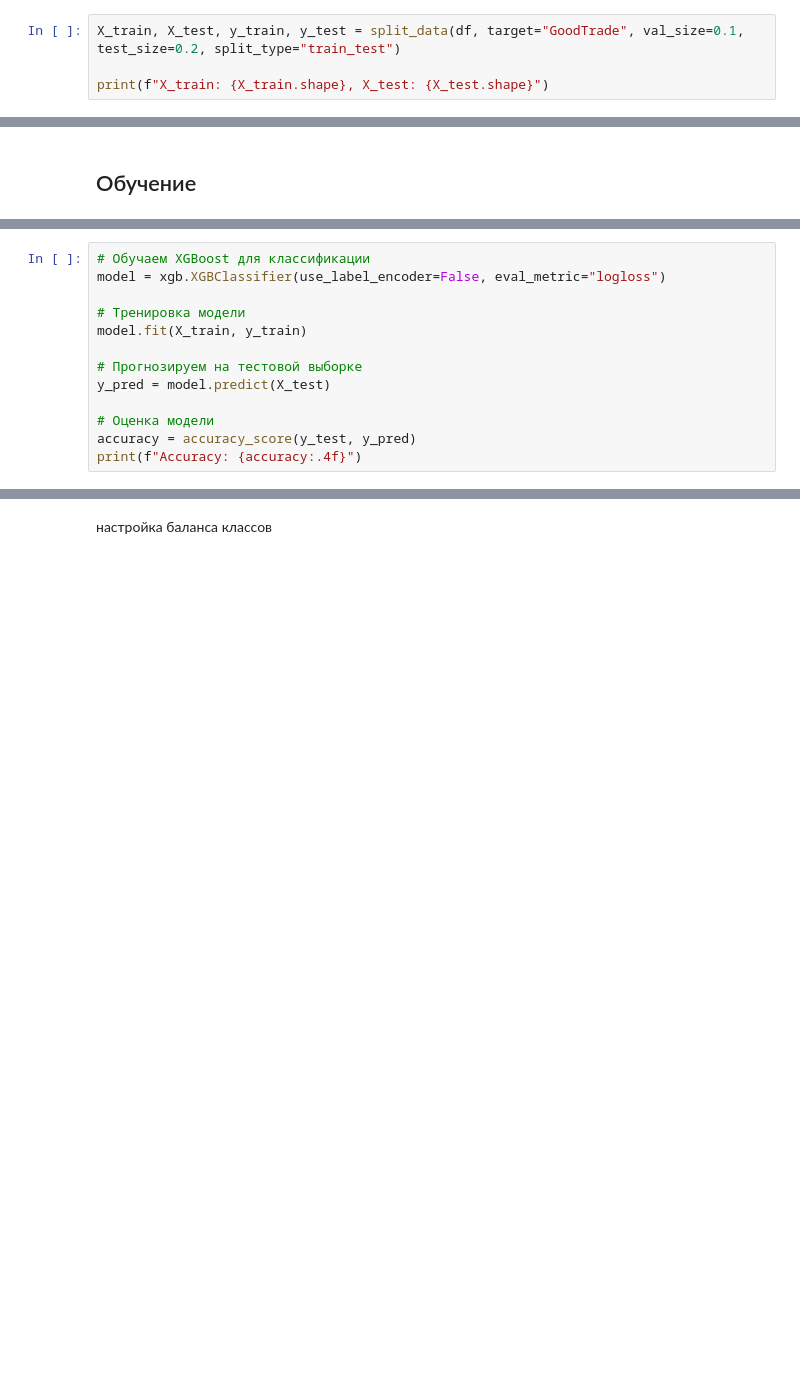
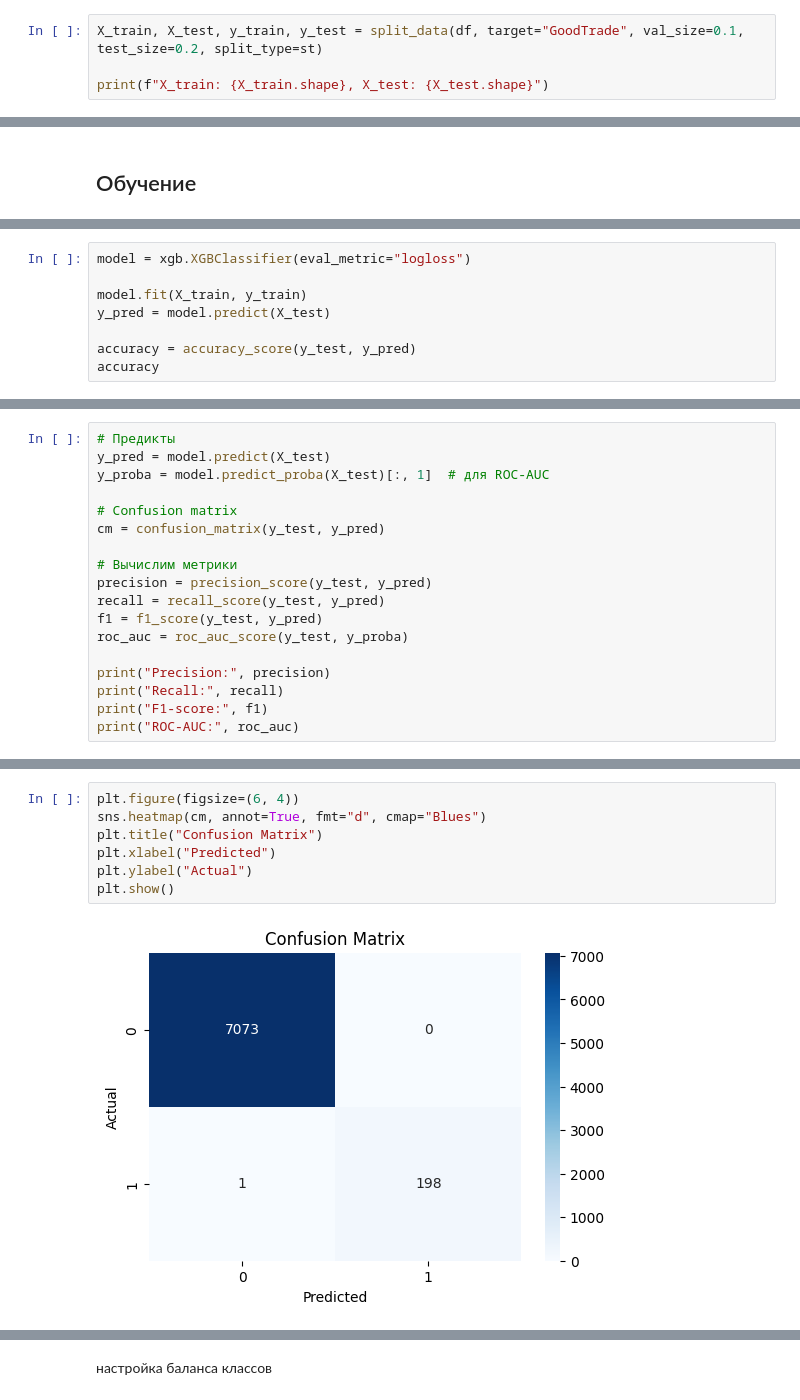
Before and after one commit to Trading-Chaos/Trading-Choas, a Jupyter notebook: src/model_zoo/boosting/XGBoost.ipynb, the cells around one changed output, grey strips where cells are left out. Drawn from its saved outputs; the diff is of its cells as text; blank space fills up the shorter version.

```diff
--- a/src/model_zoo/boosting/XGBoost.ipynb
+++ b/src/model_zoo/boosting/XGBoost.ipynb
@@ -20,7 +24,7 @@ df = build_target(df, h=20, target_type="classification")
 
 y = df["GoodTrade"]
 # %%
-X_train, X_test, y_train, y_test = split_data(df, target="GoodTrade", val_size=0.1, test_size=0.2, split_type="train_test")
+X_train, X_test, y_train, y_test = split_data(df, target="GoodTrade", val_size=0.1, test_size=0.2, split_type=st)
 
 print(f"X_train: {X_train.shape}, X_test: {X_test.shape}")
 # %% [output]
@@ -30,14 +75,9 @@ X_train: (29088, 33), X_test: (7272, 33)
 # %%
-# Обучаем XGBoost для классификации
-model = xgb.XGBClassifier(use_label_encoder=False, eval_metric="logloss")
+model = xgb.XGBClassifier(eval_metric="logloss")
 
-# Тренировка модели
 model.fit(X_train, y_train)
-
-# Прогнозируем на тестовой выборке
 y_pred = model.predict(X_test)
 
-# Оценка модели
 accuracy = accuracy_score(y_test, y_pred)
-print(f"Accuracy: {accuracy:.4f}")
+accuracy
 # %% [output]
@@ -47,0 +85,18 @@ NameError: name 'accuracy_score' is not defined
+# %%
+# Предикты
+y_pred = model.predict(X_test)
+y_proba = model.predict_proba(X_test)[:, 1]  # для ROC-AUC
+
+# Confusion matrix
+cm = confusion_matrix(y_test, y_pred)
+
+# Вычислим метрики
+precision = precision_score(y_test, y_pred)
+recall = recall_score(y_test, y_pred)
+f1 = f1_score(y_test, y_pred)
+roc_auc = roc_auc_score(y_test, y_proba)
+
+print("Precision:", precision)
+print("Recall:", recall)
+print("F1-score:", f1)
+print("ROC-AUC:", roc_auc)
@@ -47,0 +108,9 @@ NameError: name 'accuracy_score' is not defined
+# %%
+plt.figure(figsize=(6, 4))
+sns.heatmap(cm, annot=True, fmt="d", cmap="Blues")
+plt.title("Confusion Matrix")
+plt.xlabel("Predicted")
+plt.ylabel("Actual")
+plt.show()
+# %% [output]
+[figure, added]
```
Also changed, not shown: parts of 16 cells of this notebook, 2 other files.
